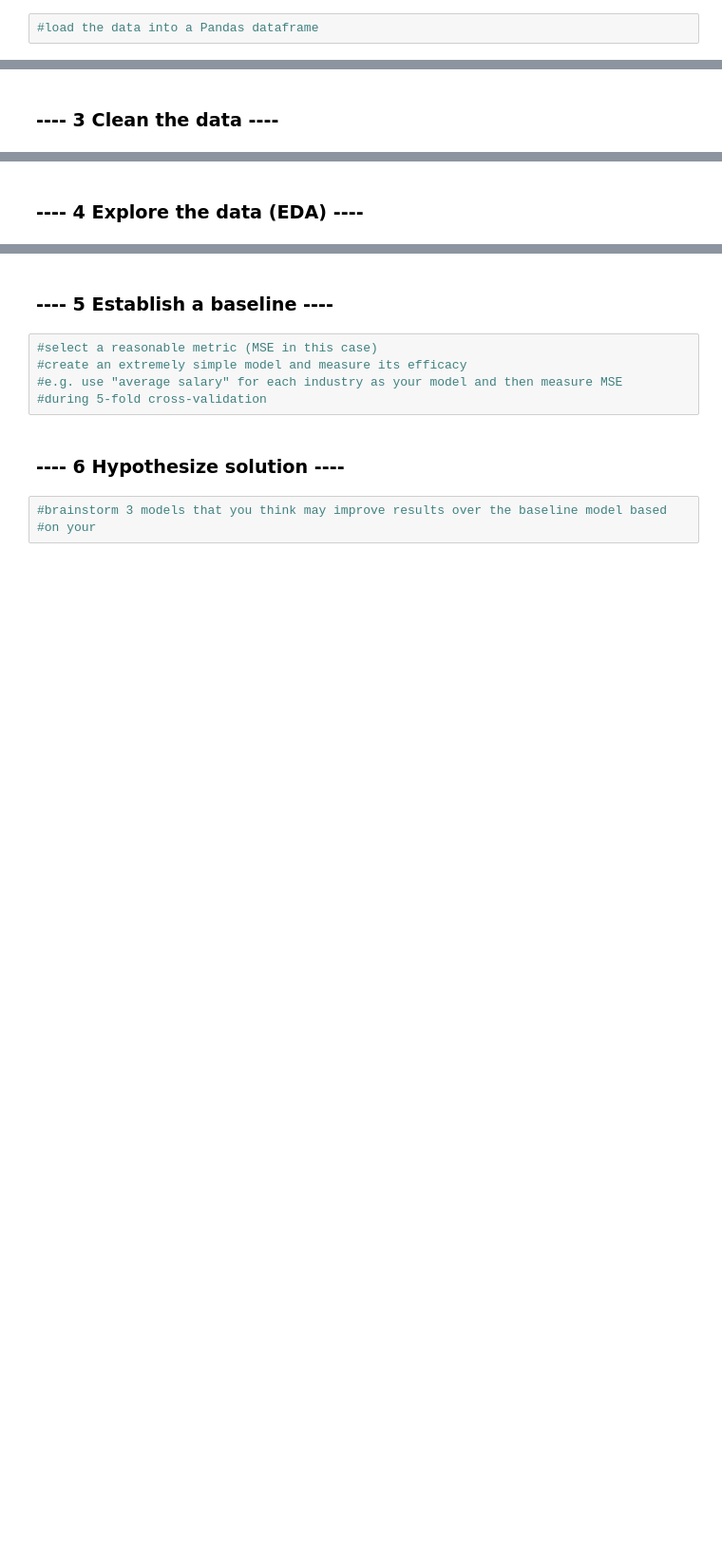
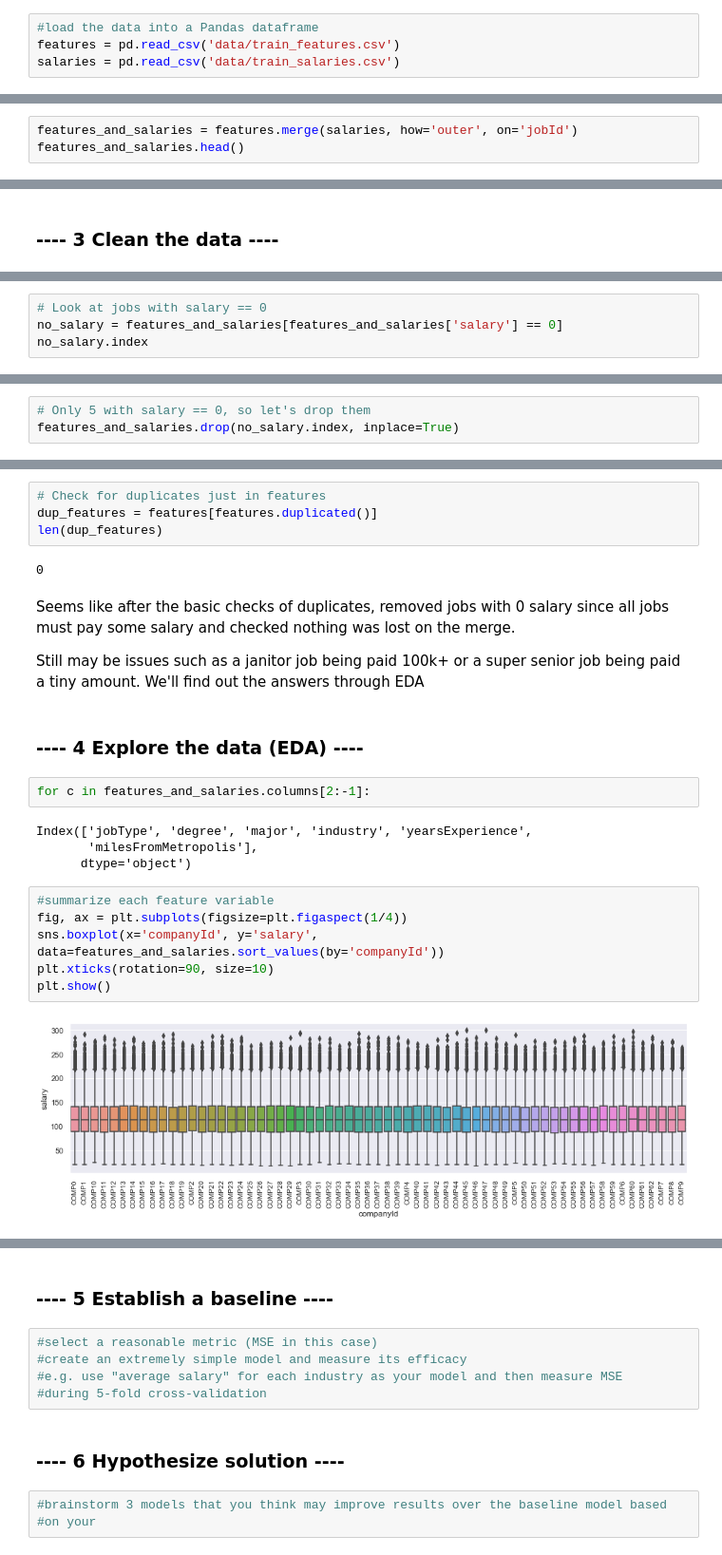
Before and after one commit to theadammurphy/salary_prediction, a Jupyter notebook: salary_prediction.ipynb, the cells around one changed output, grey strips where cells are left out. Shown at 95% size. Drawn from its saved outputs; the diff is of its cells as text; blank space fills up the shorter version.

Commit message:
Data cleaning and initial EDA

```diff
--- a/salary_prediction.ipynb
+++ b/salary_prediction.ipynb
@@ -21,3 +27,5 @@ __email__ = "your email here"
 ### ---- 2 Load the data ----
 # %%
 #load the data into a Pandas dataframe
+features = pd.read_csv('data/train_features.csv')
+salaries = pd.read_csv('data/train_salaries.csv')
@@ -23,0 +53,3 @@ __email__ = "your email here"
+# %%
+features_and_salaries = features.merge(salaries, how='outer', on='jobId')
+features_and_salaries.head()
@@ -27,0 +98,4 @@ __email__ = "your email here"
+# %%
+# Look at jobs with salary == 0
+no_salary = features_and_salaries[features_and_salaries['salary'] == 0]
+no_salary.index
@@ -27,0 +104,3 @@ __email__ = "your email here"
+# %%
+# Only 5 with salary == 0, so let's drop them
+features_and_salaries.drop(no_salary.index, inplace=True)
@@ -28,2 +113,26 @@ __email__ = "your email here"
+# %%
+# Check for duplicates just in features
+dup_features = features[features.duplicated()]
+len(dup_features)
+# %% [output]
+0
+# %% [markdown]
+Seems like after the basic checks of duplicates, removed jobs with 0 salary since all jobs must pay some salary and checked nothing was lost on the merge.
+
+Still may be issues such as a janitor job being paid 100k+ or a super senior job being paid a tiny amount. We'll find out the answers through EDA
 # %% [markdown]
 ### ---- 4 Explore the data (EDA) ----
+# %%
+for c in features_and_salaries.columns[2:-1]:
+# %% [output]
+Index(['jobType', 'degree', 'major', 'industry', 'yearsExperience',
+       'milesFromMetropolis'],
+      dtype='object')
+# %%
+#summarize each feature variable
+fig, ax = plt.subplots(figsize=plt.figaspect(1/4))
+sns.boxplot(x='companyId', y='salary', data=features_and_salaries.sort_values(by='companyId'))
+plt.xticks(rotation=90, size=10)
+plt.show()
+# %% [output]
+[figure, added]
```
Also changed, not shown: parts of 20 cells of this notebook.
